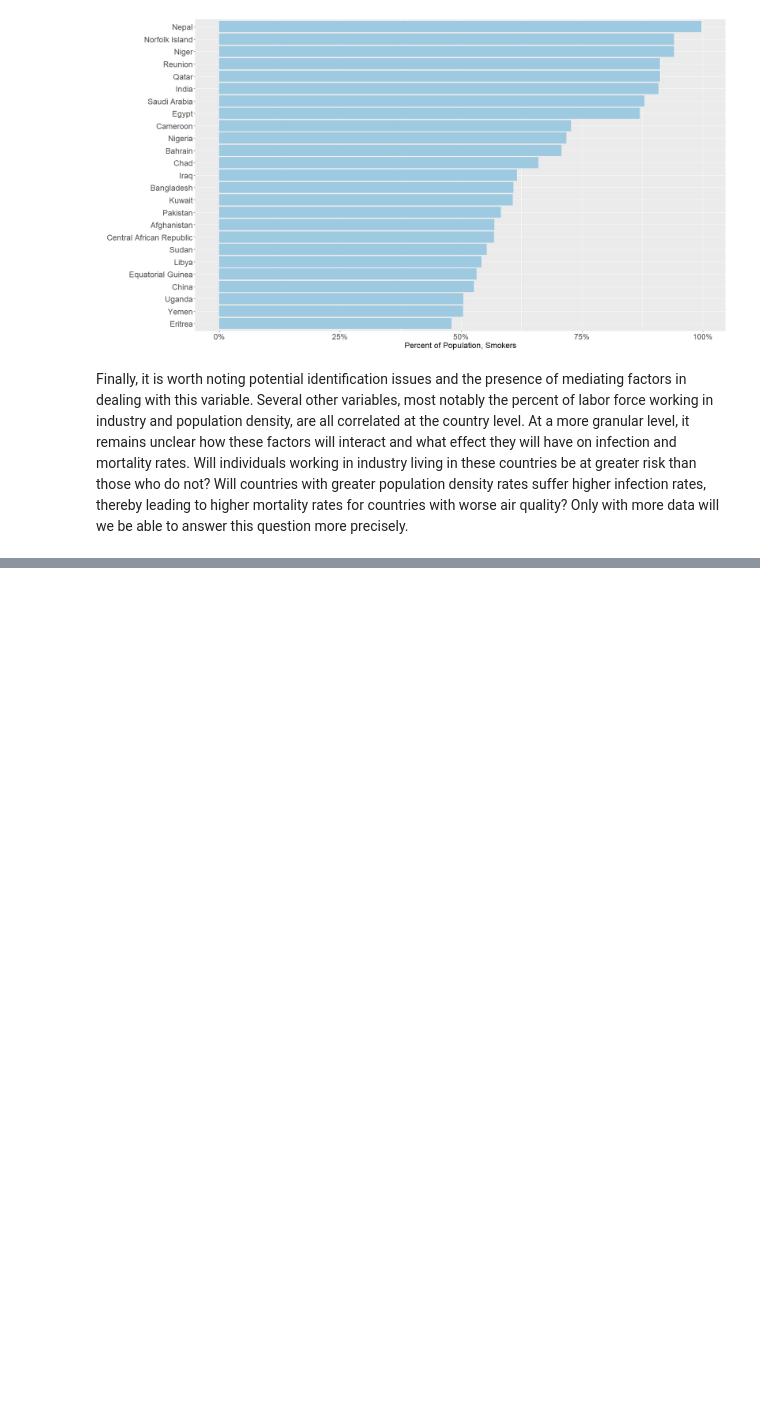
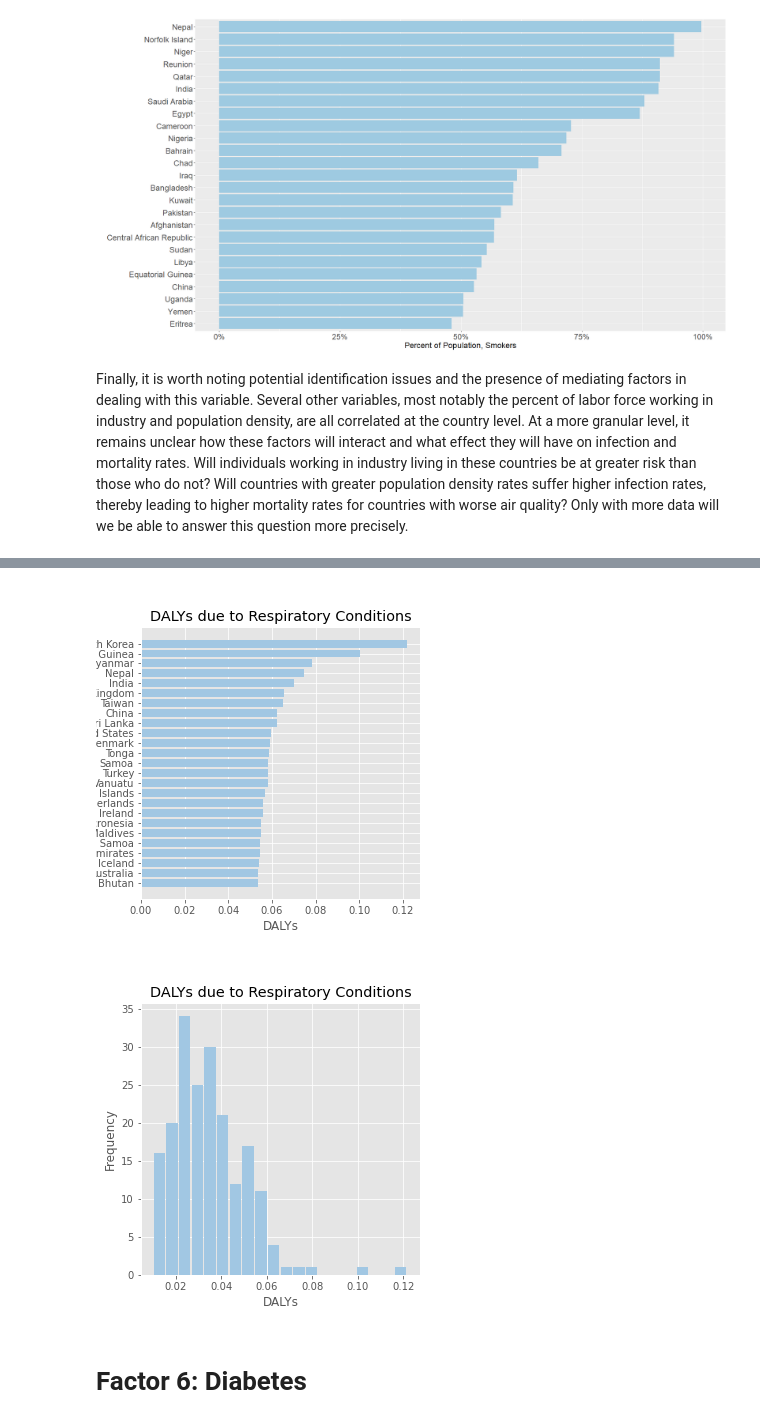
Before and after one commit to dai-ictgeo/covid_19_part_1, a Jupyter notebook: covid_19_clean.ipynb, the cells around one changed output, grey strips where cells are left out. Drawn from its saved outputs; the diff is of its cells as text; code cells hidden in the pictures; blank space fills up the shorter version.

```diff
--- a/covid_19_clean.ipynb
+++ b/covid_19_clean.ipynb
@@ -96,0 +113,7 @@ We pulled data from the Global Burden of Disease Study 2017 on Disability Adjust
+# %%
+display(Image('docs/DALYs, Chronic Respiratory Disease (2017)_bar.png'), Image('docs/DALYs, Chronic Respiratory Disease (2017)_hist.png'))
+# %% [output]
+[figure, added]
+[figure, added]
+# %% [markdown]
+# Factor 6: Diabetes
```
Also changed, not shown: parts of 10 cells of this notebook.
